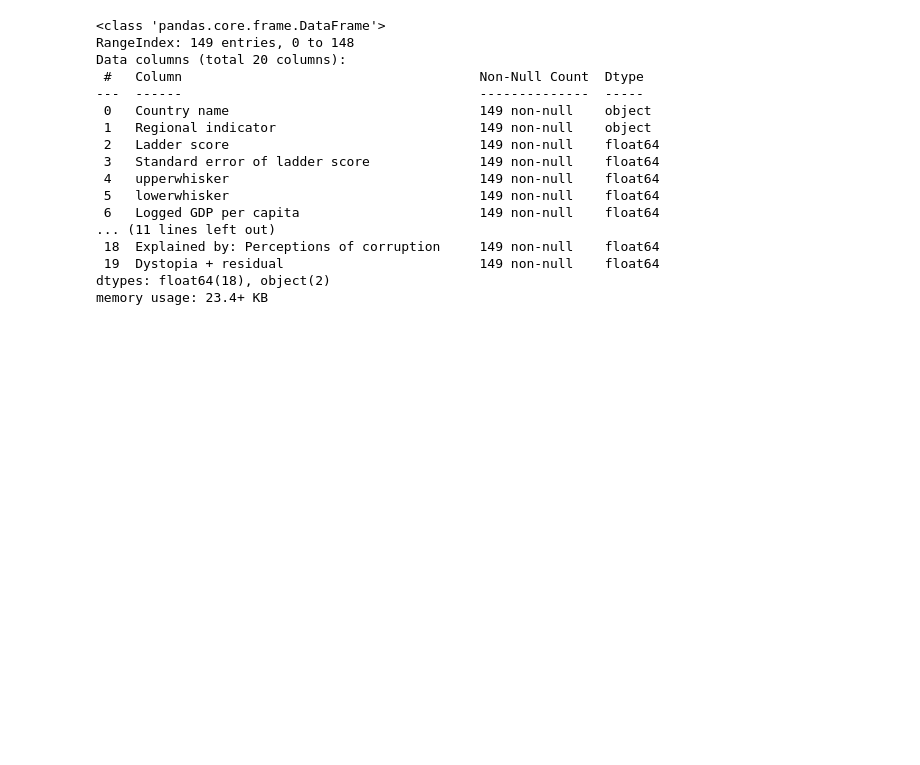
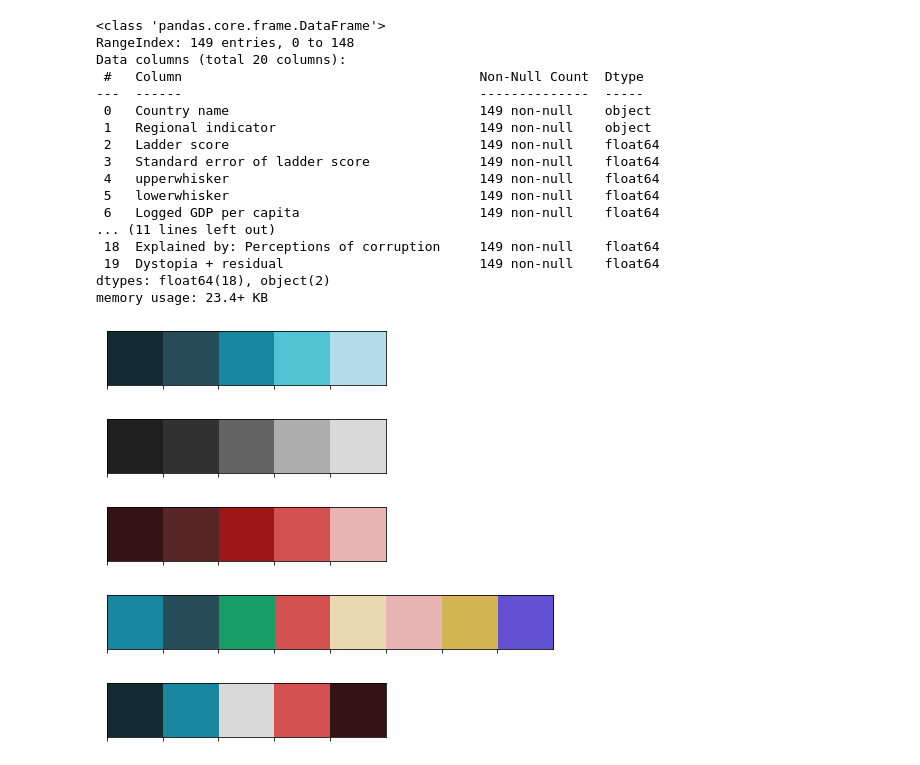
Before and after one commit to ttran293/Vietnam-Happiness-Score, a Jupyter notebook: VietNam_Happiness_Rank.ipynb, the cells around one changed output. Saved outputs shown, nothing was run; the diff lists cells and outputs as text; code cells hidden in the pictures; blank space fills up the shorter version.

```diff
--- a/VietNam_Happiness_Rank.ipynb
+++ b/VietNam_Happiness_Rank.ipynb
@@ -73,3 +80,21 @@ Data columns (total 20 columns):
  19  Dystopia + residual                         149 non-null    float64
 dtypes: float64(18), object(2)
 memory usage: 23.4+ KB
+# %%
+colors_blue = ["#132C33", "#264D58", '#17869E', '#51C4D3', '#B4DBE9']
+colors_dark = ["#1F1F1F", "#313131", '#636363', '#AEAEAE', '#DADADA']
+colors_red = ["#331313", "#582626", '#9E1717', '#D35151', '#E9B4B4']
+colors_mix = ["#17869E", '#264D58', '#179E66', '#D35151', '#E9DAB4', '#E9B4B4', '#D3B651', '#6351D3']
+colors_div = ["#132C33", '#17869E', '#DADADA', '#D35151', '#331313']
+
+sns.palplot(colors_blue)
+sns.palplot(colors_dark)
+sns.palplot(colors_red)
+sns.palplot(colors_mix)
+sns.palplot(colors_div)
+# %% [output]
+[figure, added]
+[figure, added]
+[figure, added]
+[figure, added]
+[figure, added]
```
Also changed, not shown: parts of 17 cells of this notebook.
